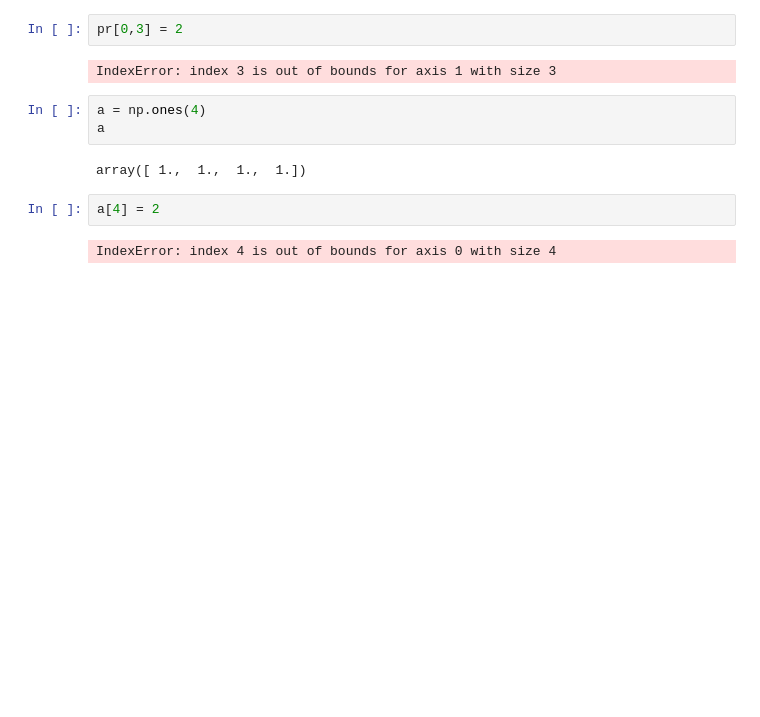
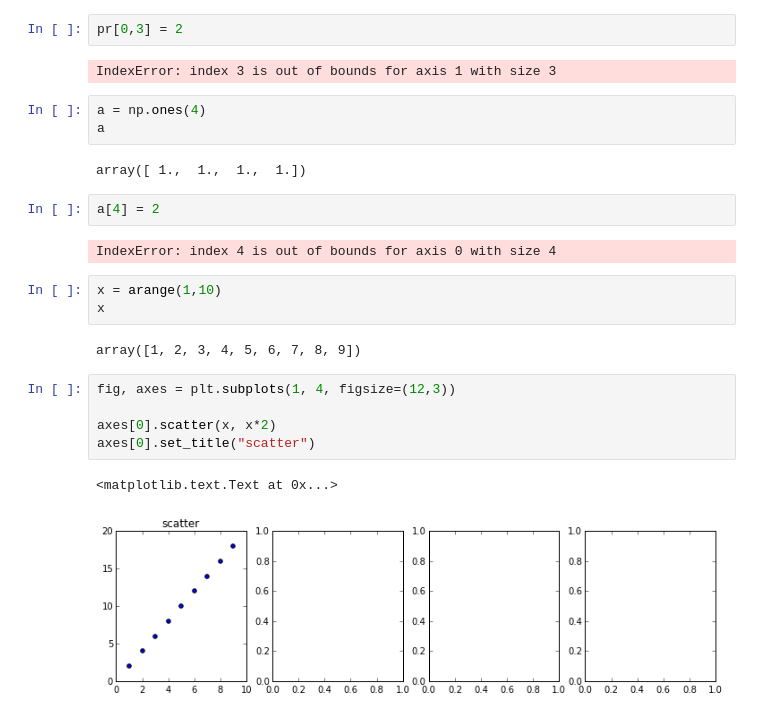
Before and after one commit to RobertoGalanC/mate-computacional, a Jupyter notebook: alumnos/RobertoGalanC/Proyecto.ipynb, the cells around one changed output. Drawn from its saved outputs; the diff is of its cells as text; blank space fills up the shorter version.

```diff
--- a/alumnos/RobertoGalanC/Proyecto.ipynb
+++ b/alumnos/RobertoGalanC/Proyecto.ipynb
@@ -250,3 +289,16 @@ array([ 1.,  1.,  1.,  1.])
 a[4] = 2
 # %% [output]
 IndexError: index 4 is out of bounds for axis 0 with size 4
+# %%
+x = arange(1,10)
+x
+# %% [output]
+array([1, 2, 3, 4, 5, 6, 7, 8, 9])
+# %%
+fig, axes = plt.subplots(1, 4, figsize=(12,3))
+
+axes[0].scatter(x, x*2)
+axes[0].set_title("scatter")
+# %% [output]
+<matplotlib.text.Text at 0x...>
+[figure, added]
```
Also changed, not shown: parts of 10 cells of this notebook.
